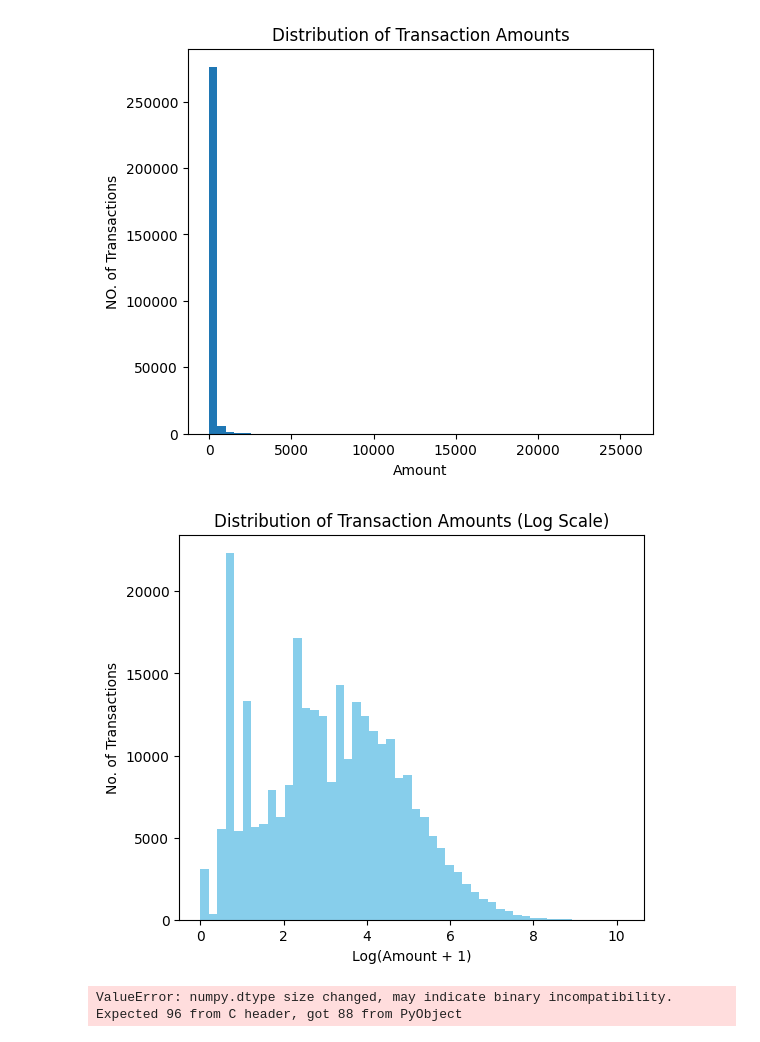
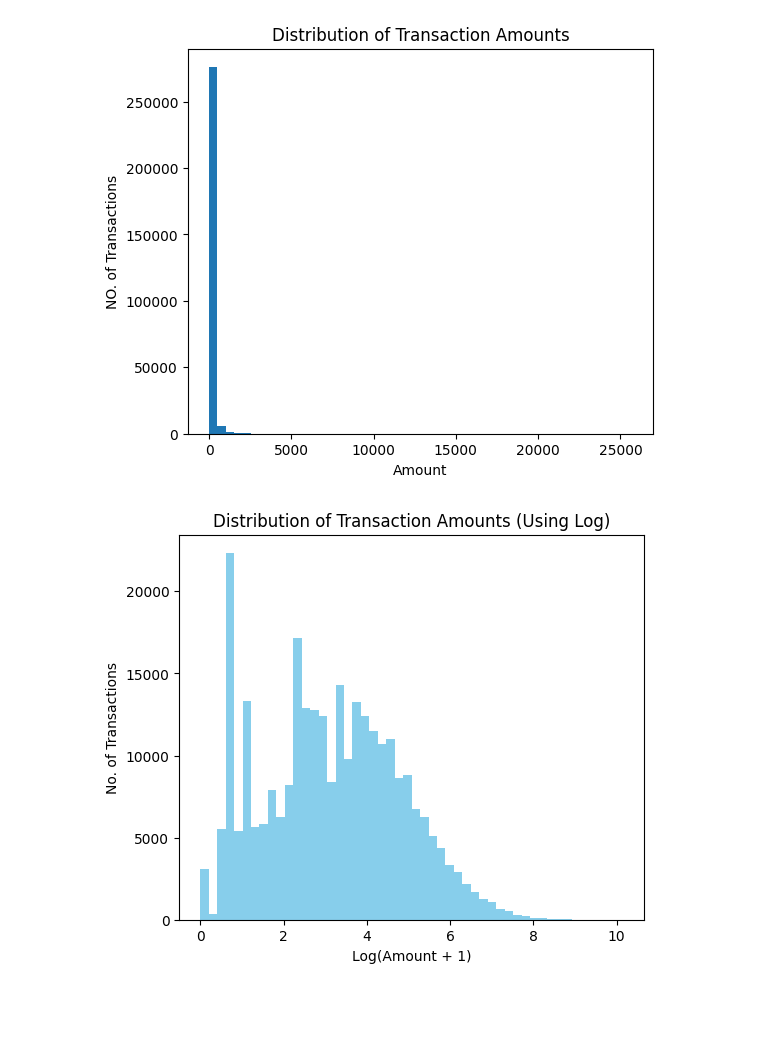
Before and after one commit to huraira-chohan/Fraud-Detection-Model, a Jupyter notebook: main.ipynb, the cells around one changed output. Saved outputs shown, nothing was run; the diff lists cells and outputs as text; code cells hidden in the pictures; blank space fills up the shorter version.

```diff
--- a/main.ipynb
+++ b/main.ipynb
@@ -105,23 +105,11 @@ plt.show()
 # %% [output]
 [figure]
 # %%
-import numpy as np
-
 plt.figure(figsize=(6,5))
 plt.hist(np.log1p(df["Amount"]), bins=50, color='skyblue')
 plt.xlabel("Log(Amount + 1)")
 plt.ylabel("No. of Transactions")
-plt.title("Distribution of Transaction Amounts (Log Scale)")
+plt.title("Distribution of Transaction Amounts (Using Log)")
 plt.show()
 # %% [output]
-[figure, old version]
+[figure, new version]
-# %%
-import seaborn as sns
-
-plt.figure(figsize=(6,5))
-sns.boxplot(x='Class', y='Amount', data=df)
-plt.yscale('log')  # optional: log scale to see outliers better
-plt.title("Transaction Amounts: Legit (0) vs Fraud (1)")
-plt.show()
-# %% [output]
-ValueError: numpy.dtype size changed, may indicate binary incompatibility. Expected 96 from C header, got 88 from PyObject
```
Also changed, not shown: parts of 6 cells of this notebook.
